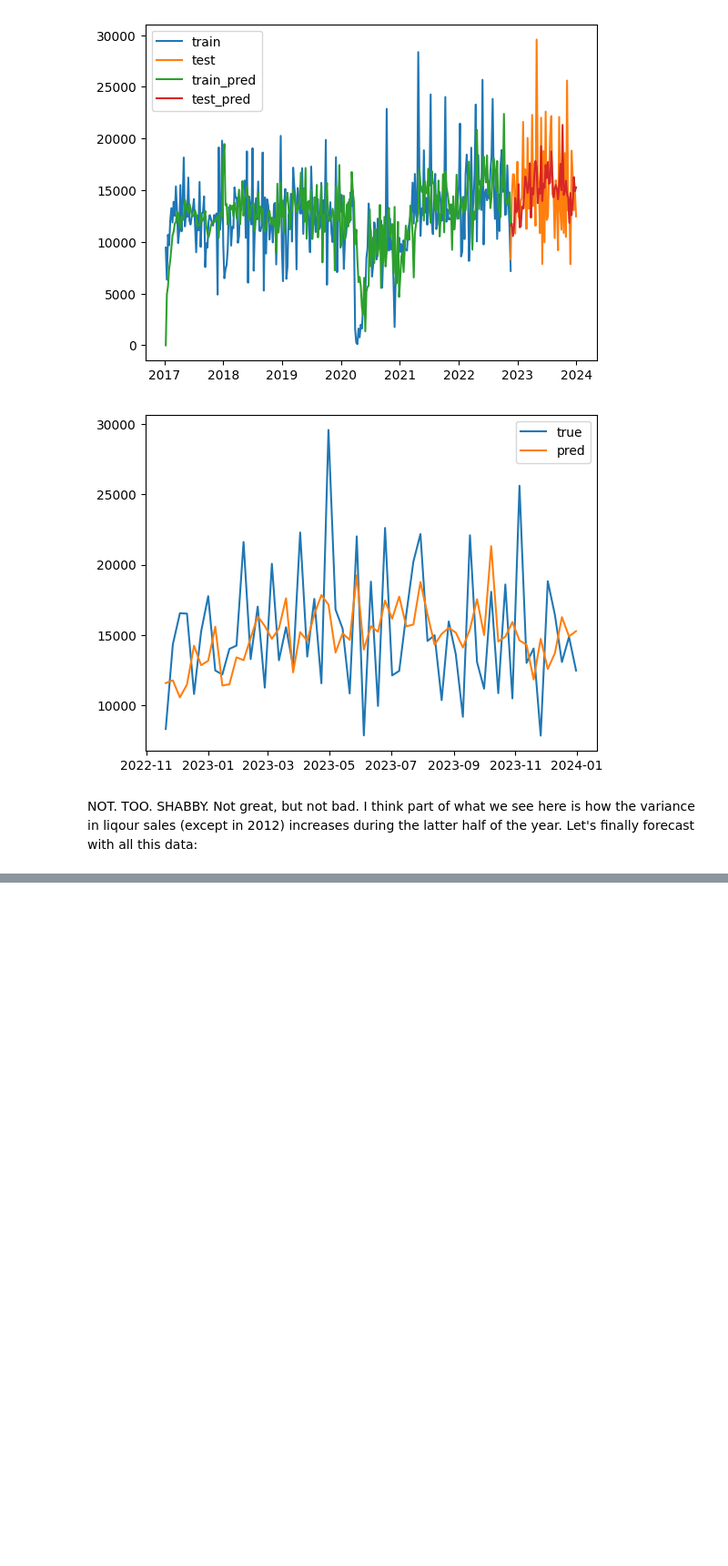
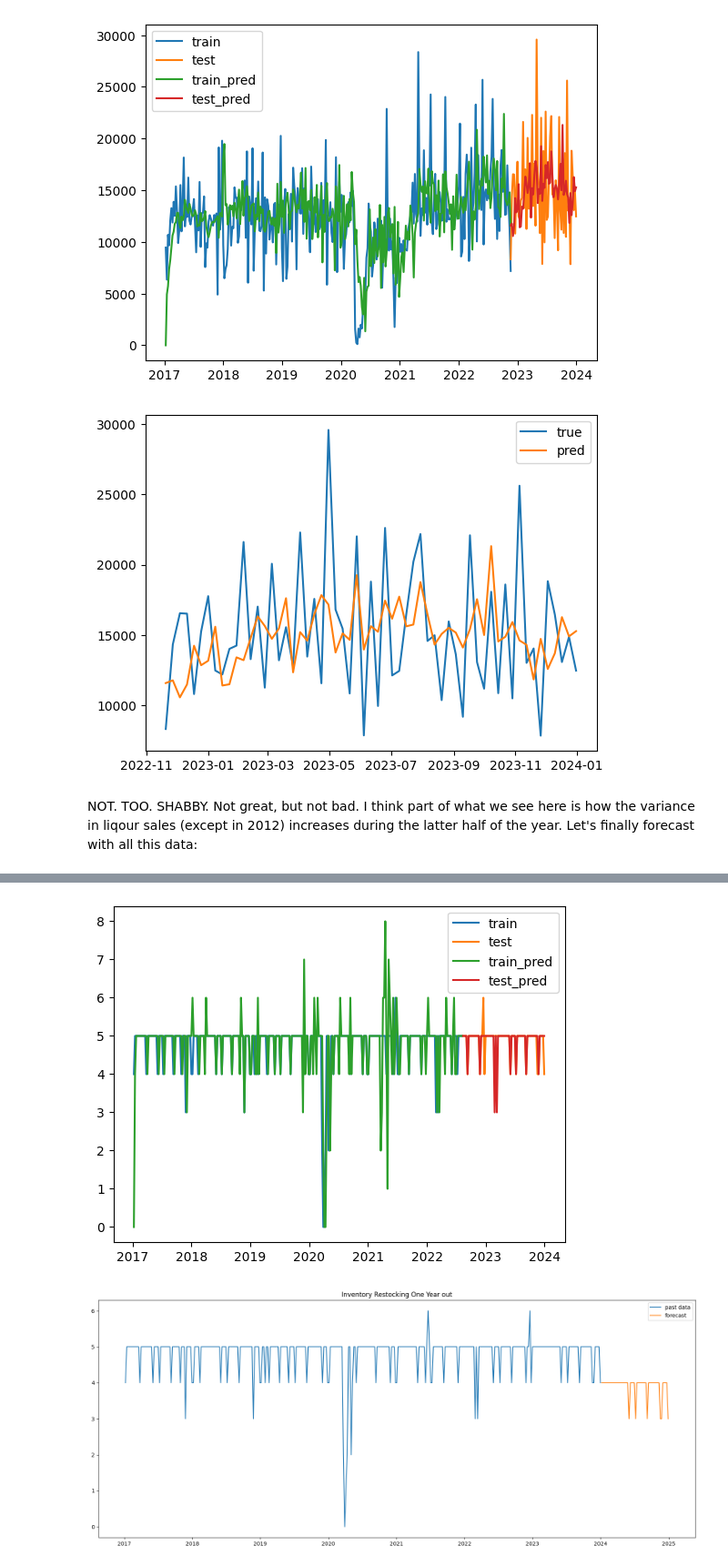
Before and after one commit to joeldmott/inventory_project, a Jupyter notebook: inventory_restocking_project.ipynb, the cells around one changed output, grey strips where cells are left out. Shown at 91% size. Cells and saved outputs as stored; diff of their text form; code cells hidden in the pictures; blank space fills up the shorter version.

```diff
--- a/inventory_restocking_project.ipynb
+++ b/inventory_restocking_project.ipynb
@@ -1196 +1074,6 @@ ax.plot(ccldm_bottles_sold_by_date_resampled_monthly.index, ccldm_bottles_sold_b
+# %%
+Iowa_restock_bottles_forecast(ccl_des_moines)
+# %% [output]
+[figure, added]
+[figure, added]
 # %%
```
Also changed, not shown: parts of 34 cells of this notebook.
